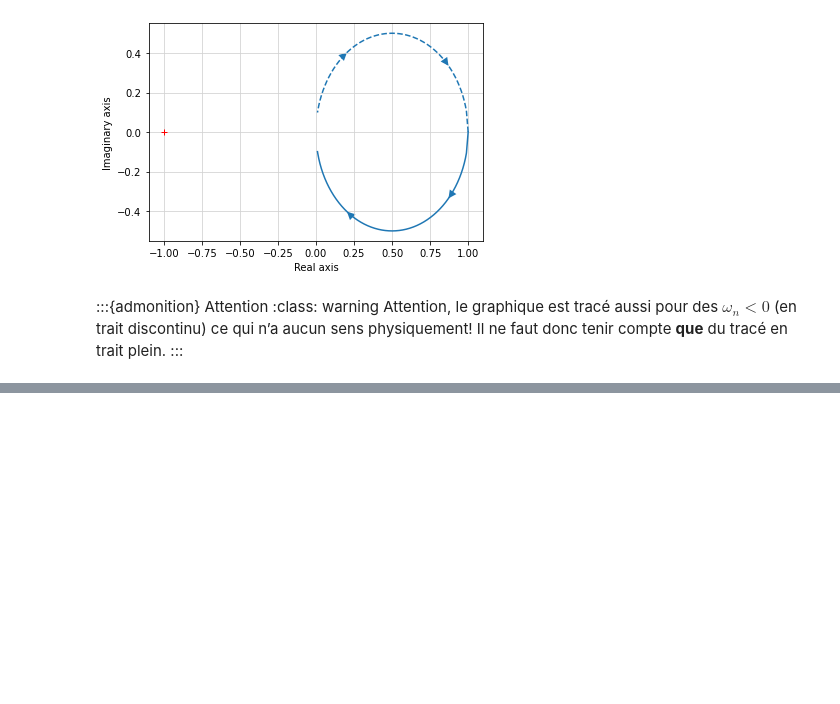
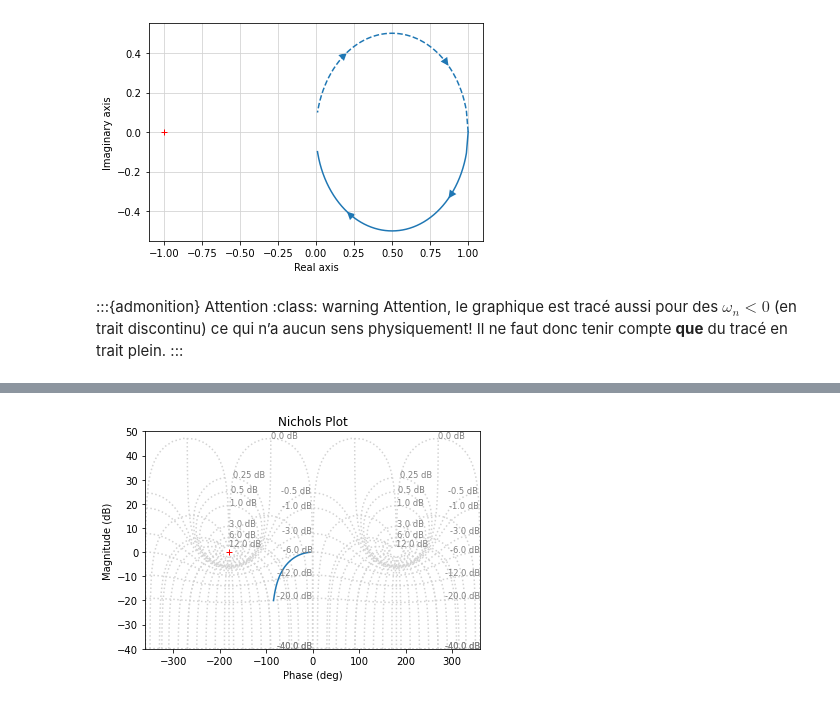
Before and after one commit to AlbanVl/ReguLaboGramme, a Jupyter notebook: _sources/regu/LaboSeance5.ipynb, the cells around one changed output, grey strips where cells are left out. Saved outputs shown, nothing was run; the diff lists cells and outputs as text; code cells hidden in the pictures; blank space fills up the shorter version.

```diff
--- a/_sources/regu/LaboSeance5.ipynb
+++ b/_sources/regu/LaboSeance5.ipynb
@@ -42,0 +73,4 @@ Attention, le graphique est tracé aussi pour des $\omega_n<0$ (en trait discont
+# %%
+ml.nichols(H_BO)
+# %% [output]
+[figure, added]
```
Also changed, not shown: parts of 24 cells of this notebook, 16 other files.
